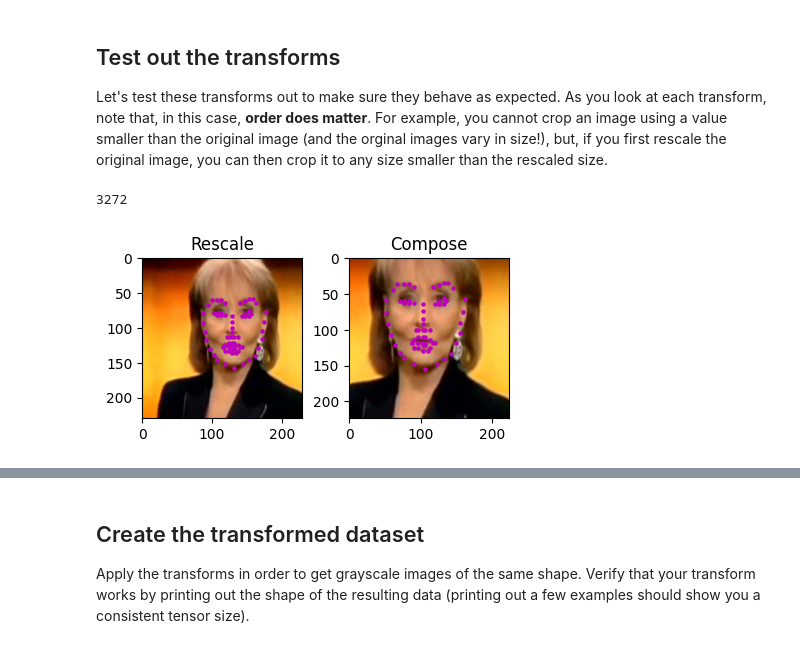
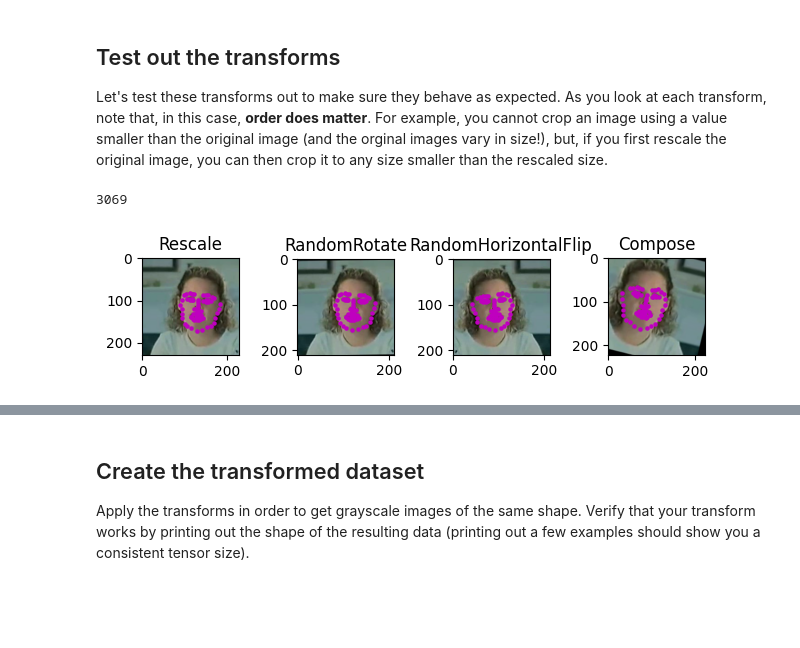
Before and after one commit to civcode/ComputerVisionND_P1_Facial_Keypoints, a Jupyter notebook: 1. Load and Visualize Data.ipynb, the cells around one changed output, grey strips where cells are left out. Cells and saved outputs as stored; diff of their text form; code cells hidden in the pictures; blank space fills up the shorter version.

```diff
--- a/1. Load and Visualize Data.ipynb
+++ b/1. Load and Visualize Data.ipynb
@@ -365,37 +455,44 @@ Let's test these transforms out to make sure they behave as expected. As you loo
 # %%
 import random
 
 # test out some of these transforms
 rescale = Rescale((230,230))
 crop = RandomCrop(224)
+rotate = RandomRotate(20)
+h_flip = RandomHorizontalFlip(1.0)
+v_flip = RandomVerticalFlip(0.5)
 
-composed = transforms.Compose([Rescale((280,280)),
+composed = transforms.Compose([RandomHorizontalFlip(0.5),
+                               #RandomVerticalFlip(0.5),
+                               RandomRotate(20),
+                               Rescale((250,250)),
                                RandomCrop(224)])
 
 #composed = transforms.Compose([Rescale((224,224)), Normalize()])
 
 
 
 # apply the transforms to a sample image
 test_num = random.randint(0, len(face_dataset)-1)
 print(test_num)
 sample = face_dataset[test_num]
 
 fig = plt.figure()
 #for i, tx in enumerate([rescale, crop, composed]):
-for i, tx in enumerate([rescale, composed]):
+for i, tx in enumerate([rescale, rotate, h_flip, composed]):
+#for i, tx in enumerate([rescale, composed]):
     transformed_sample = tx(sample)
 
-    ax = plt.subplot(1, 3, i + 1)
+    ax = plt.subplot(1, 4, i + 1)
     plt.tight_layout()
     ax.set_title(type(tx).__name__)
     show_keypoints(transformed_sample['image'], transformed_sample['keypoints'])
     #print(transformed_sample['image'].si)
 
 plt.show()
 # %% [output]
-3272
+3069
-[figure, old version]
+[figure, new version]
 # %%
 test_num
 # %% [output]
```
Also changed, not shown: parts of 6 cells of this notebook, 5 other files.
